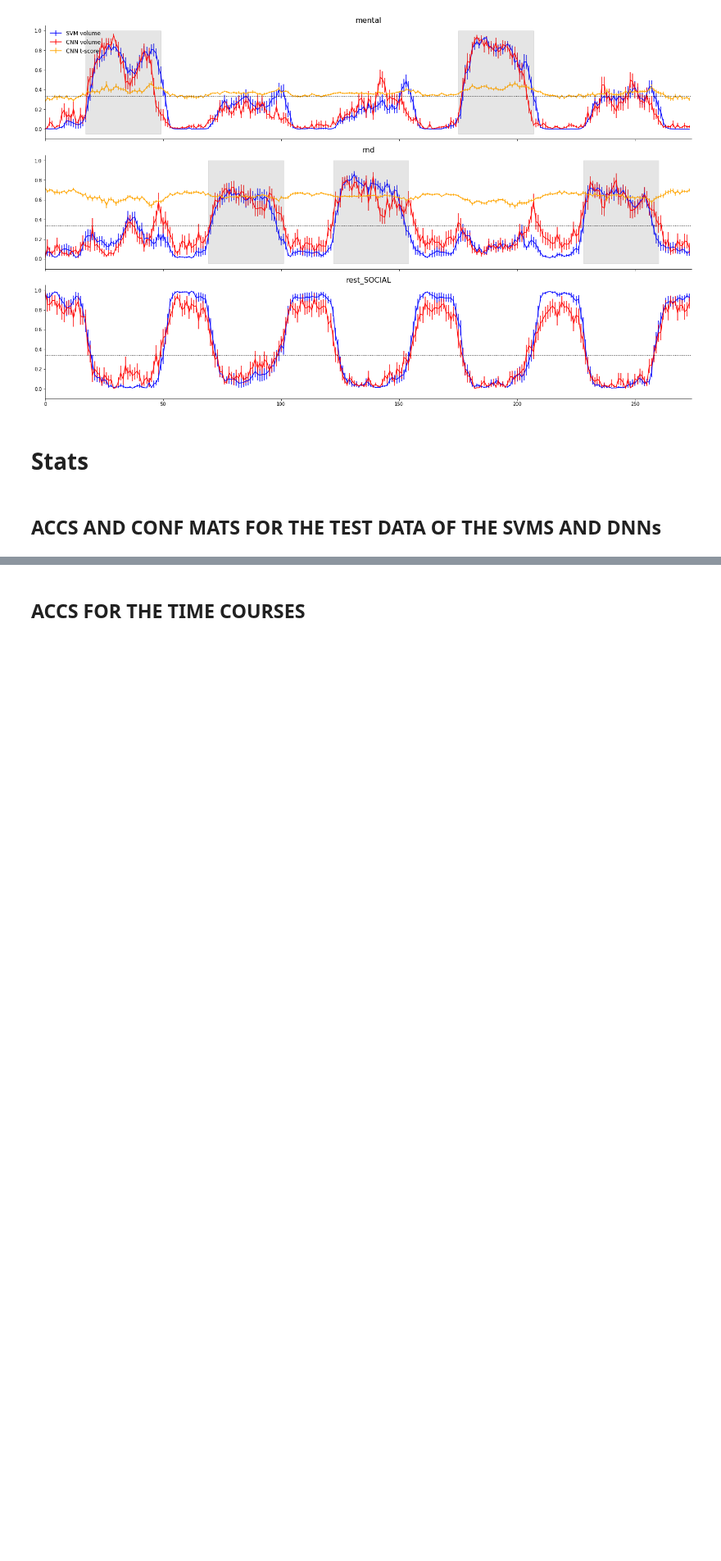
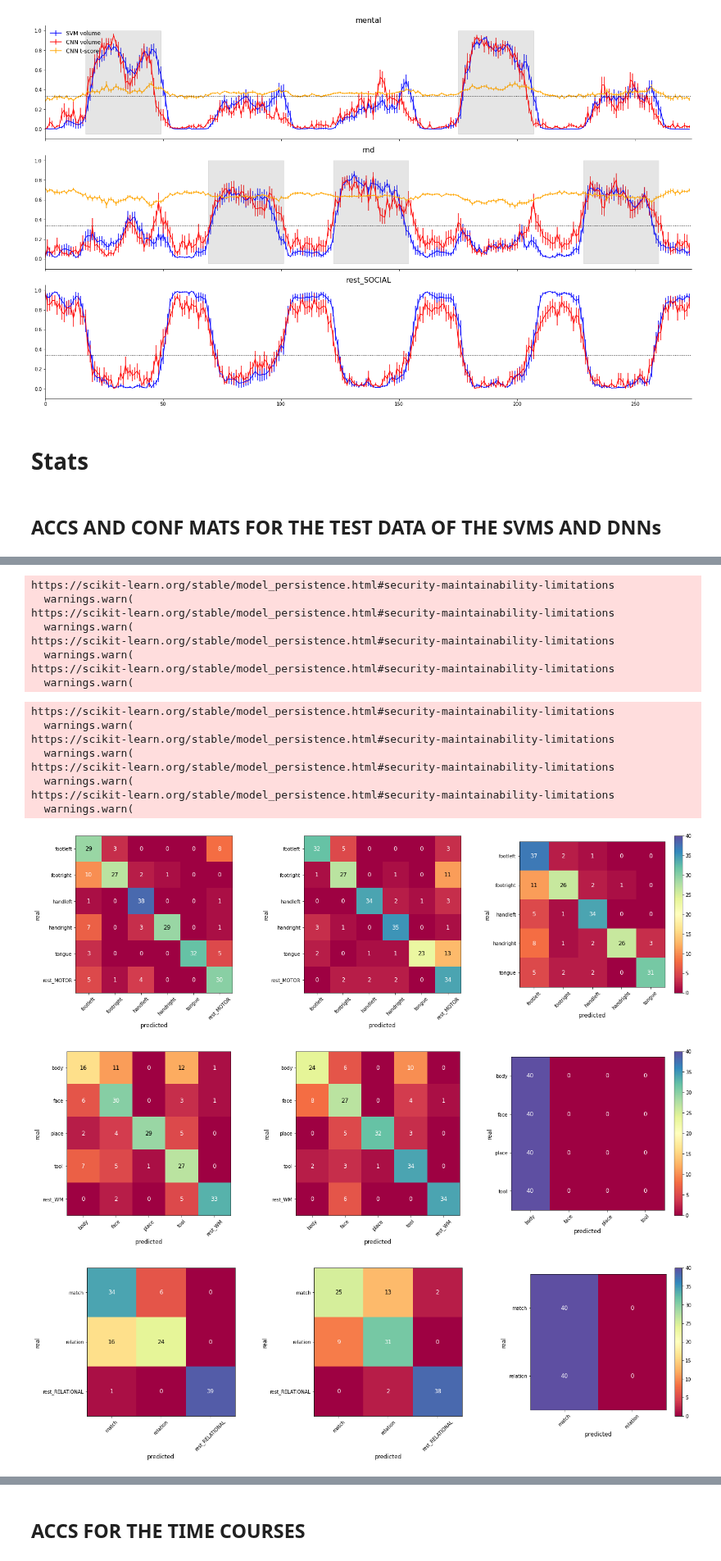
Before and after one commit to PhilippS893/thesis_code_and_analyses, a Jupyter notebook: 06_real-time_simulation/real-time_simulation.ipynb, the cells around one changed output, grey strips where cells are left out. Shown at 82% size. Drawn from its saved outputs; the diff is of its cells as text; code cells hidden in the pictures; blank space fills up the shorter version.

```diff
--- a/06_real-time_simulation/real-time_simulation.ipynb
+++ b/06_real-time_simulation/real-time_simulation.ipynb
@@ -371,0 +453,60 @@ plt.rc('figure', titlesize=BIGGER_SIZE)  # fontsize of the figure title
+# %%
+from nilearn.image import load_img
+from nilearn.masking import apply_mask, unmask
+from delphi import mni_template
+def load_data(n, data_dir, classes, split, brain_mask=None):
+
+    for i, label in tqdm(enumerate(classes), desc="class"):
+        file_list = glob.glob(os.path.join(data_dir, split, label, 'sub*.nii.gz'))
+        file_list = file_list[:n]
+        if i == 0:
+            data = apply_mask(load_img(file_list), brain_mask)
+        else:
+            data = np.vstack((data, apply_mask(load_img(file_list), brain_mask)))
+
+    return data
+# %%
+# plot the confusion matrices
+svm_idx = [0, 2, 4, 6]
+
+
+for i, idx in enumerate(svm_idx):
+    fig, axes = plt.subplots(1, 3, figsize=(20, 6))
+    task = tasks[i]
+    current_svm = svm_lbls[idx]
+    class_labels = current_svm[1:]
+
+    pca_file = f"./pca_models/{current_svm[0]}_seed2020.pkl"
+    with open(pca_file, 'rb') as pickle_file:
+        pca = pk.load(pickle_file)
+
+    svm_file = f"./svm_models/{current_svm[0]}_ovr_seed2020.pkl"
+    with open(svm_file, 'rb') as pickle_file:
+        svm = pk.load(pickle_file)
+
+    test_data = load_data(40, "../v-maps/", class_labels, "test", brain_mask=mni_template)
+    test_lbls = np.repeat(np.arange(len(class_labels)), 40)
+
+    # pca transform
+    test_transformed = pca.transform(test_data)
+
+    # get prediction probas
+    y_score = svm.predict_proba(test_transformed)
+    pred = np.argmax(y_score, axis=1)
+
+    _ = confusion_matrix(test_lbls, pred, class_labels, ax=axes[0],  **{"vmax": 40})
+
+    if task == "relation":
+        df = pd.read_csv(f"../05_volumetric_approach/models/{task}al-w-rest-real/seed-2020_fold-00/test_stats.csv")
+    else:
+        df = pd.read_csv(f"../05_volumetric_approach/models/{task}-w-rest-real/seed-2020_fold-00/test_stats.csv")
+    _ = confusion_matrix(df["real"], df["predicted"], class_labels, ax=axes[1],  **{"vmax": 40})
+
+    df = pd.read_csv(f"stats/cnn_t_{task}_test_stats.csv")
+    _, conf_ax = confusion_matrix(df["real"], df["predicted"], class_labels[:-1], ax=axes[2], **{"vmax": 40})
+    fig.colorbar(conf_ax, ax=axes[2])
+
+    fig.tight_layout()
+
+    plt.savefig(f'figures/testset_{task}_confmat.pdf', facecolor=fig.get_facecolor(), transparent=True)
+# %% [output]
@@ -371,0 +529,19 @@ plt.rc('figure', titlesize=BIGGER_SIZE)  # fontsize of the figure title
+https://scikit-learn.org/stable/model_persistence.html#security-maintainability-limitations
+  warnings.warn(
+https://scikit-learn.org/stable/model_persistence.html#security-maintainability-limitations
+  warnings.warn(
+https://scikit-learn.org/stable/model_persistence.html#security-maintainability-limitations
+  warnings.warn(
+https://scikit-learn.org/stable/model_persistence.html#security-maintainability-limitations
+  warnings.warn(
+https://scikit-learn.org/stable/model_persistence.html#security-maintainability-limitations
+  warnings.warn(
+https://scikit-learn.org/stable/model_persistence.html#security-maintainability-limitations
+  warnings.warn(
+https://scikit-learn.org/stable/model_persistence.html#security-maintainability-limitations
+  warnings.warn(
+https://scikit-learn.org/stable/model_persistence.html#security-maintainability-limitations
+  warnings.warn(
+[figure, added]
+[figure, added]
+[figure, added]
```
Also changed, not shown: parts of 6 cells of this notebook, 10 other files.
